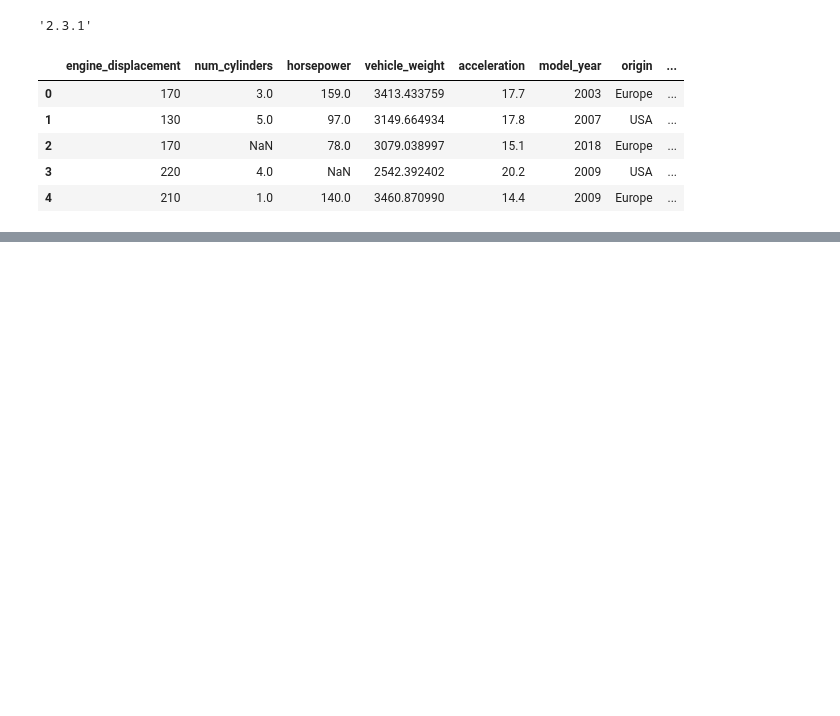
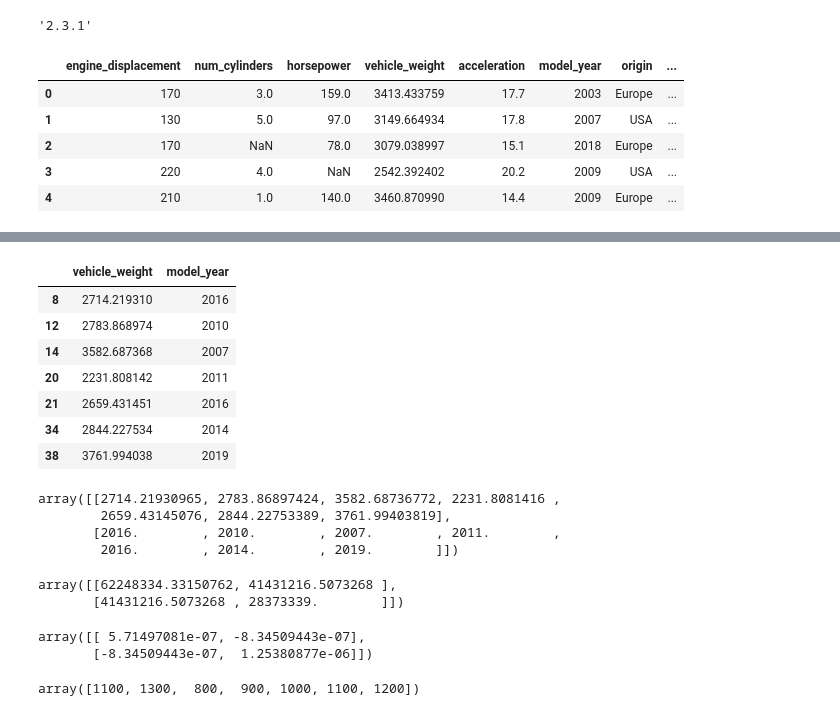
Before and after one commit to aliaksandra-babova/ML-zoomcamp-homework, a Jupyter notebook: 01-intro/homework.ipynb, the cells around one changed output, grey strips where cells are left out. Drawn from its saved outputs; the diff is of its cells as text; code cells hidden in the pictures; blank space fills up the shorter version.

```diff
--- a/01-intro/homework.ipynb
+++ b/01-intro/homework.ipynb
@@ -17,0 +126,3 @@ df.head()
+# %%
+df_q7 = df_asia[['vehicle_weight', 'model_year']]
+df_q7.head()
@@ -17,0 +136,37 @@ df.head()
+# %%
+df_q7 = df_q7.iloc[[0,1,2,3,4,5,6]]
+df_q7
+# %% [output]
+|  | vehicle_weight | model_year |
+| 8 | 2714.219310 | 2016 |
+| 12 | 2783.868974 | 2010 |
+| 14 | 3582.687368 | 2007 |
+| 20 | 2231.808142 | 2011 |
+| 21 | 2659.431451 | 2016 |
+| 34 | 2844.227534 | 2014 |
+| 38 | 3761.994038 | 2019 |
+# %%
+X = np.vstack([df_q7.vehicle_weight.values, df_q7.model_year.values])
+X
+# %% [output]
+array([[2714.21930965, 2783.86897424, 3582.68736772, 2231.8081416 ,
+        2659.43145076, 2844.22753389, 3761.99403819],
+       [2016.        , 2010.        , 2007.        , 2011.        ,
+        2016.        , 2014.        , 2019.        ]])
+# %%
+XTX = X.dot(X.T)
+XTX
+# %% [output]
+array([[62248334.33150762, 41431216.5073268 ],
+       [41431216.5073268 , 28373339.        ]])
+# %%
+XTX_inv = np.linalg.inv(XTX)
+XTX_inv
+# %% [output]
+array([[ 5.71497081e-07, -8.34509443e-07],
+       [-8.34509443e-07,  1.25380877e-06]])
+# %%
+y = np.array([1100, 1300, 800, 900, 1000, 1100, 1200])
+y
+# %% [output]
+array([1100, 1300,  800,  900, 1000, 1100, 1200])
```
Also changed, not shown: parts of 18 cells of this notebook.
